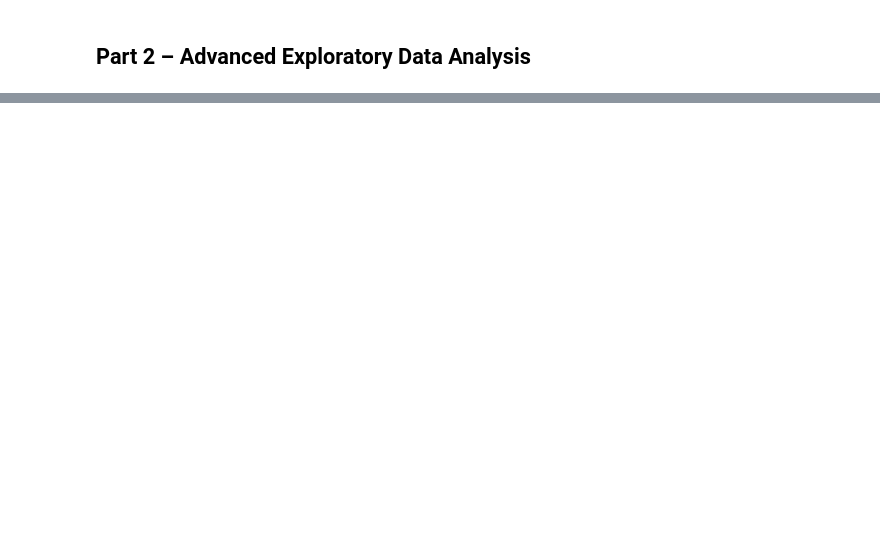
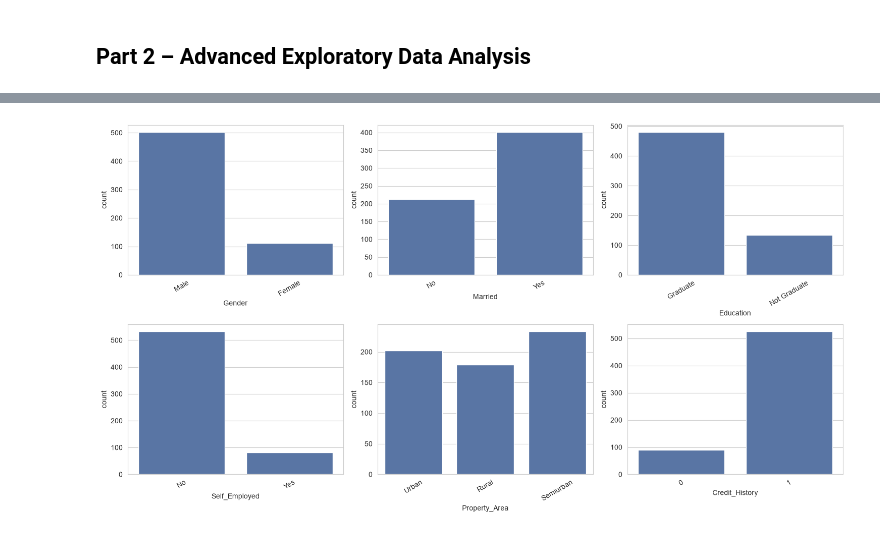
Before and after one commit to cdjarabe07/AnalystLab_Internship_In_Data_Science, a Jupyter notebook: Week 3 Assignment/notebooks/03_week3_advanced_analysis.ipynb, the cells around one changed output, grey strips where cells are left out. Saved outputs shown, nothing was run; the diff lists cells and outputs as text; code cells hidden in the pictures; blank space fills up the shorter version.

```diff
--- a/Week 3 Assignment/notebooks/03_week3_advanced_analysis.ipynb
+++ b/Week 3 Assignment/notebooks/03_week3_advanced_analysis.ipynb
@@ -175,10 +35,0 @@ plt.show()
-# %%
-fig, axes = plt.subplots(2, 3, figsize=(15, 8))
-cat_cols = ["Gender", "Married", "Education", "Self_Employed", "Property_Area", "Credit_History"]
-for ax, col in zip(axes.flatten(), cat_cols):
-    sns.countplot(data=df_clean, x=col, ax=ax, color=COLORS[0])
-    ax.set_title(f"Frequency – {col}")
-    ax.tick_params(axis="x", rotation=30)
-plt.tight_layout()
-plt.savefig("../visuals/07_categorical_frequencies.png", bbox_inches="tight")
-plt.show()
@@ -616,0 +67,11 @@ Saved: loan_ml_ready_w3.csv (614, 19)
+# %%
+fig, axes = plt.subplots(2, 3, figsize=(15, 8))
+cat_cols = ["Gender", "Married", "Education", "Self_Employed", "Property_Area", "Credit_History"]
+for ax, col in zip(axes.flatten(), cat_cols):
+    sns.countplot(data=df, x=col, ax=ax, color=COLORS[0])
+    ax.tick_params(axis="x", rotation=30)
+plt.tight_layout()
+plt.savefig("../visuals/03_categorical_frequencies.png", bbox_inches="tight")
+plt.show()
+# %% [output]
+[figure, added]
```
Also changed, not shown: parts of 125 cells of this notebook, 37 other files.
